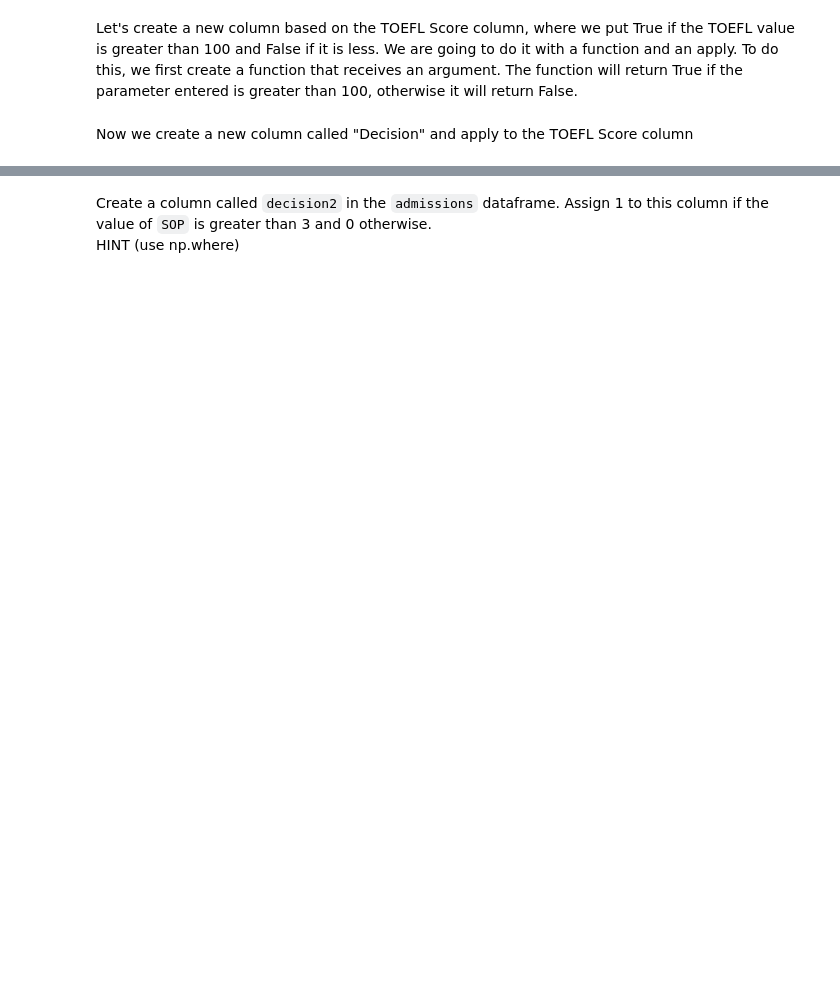
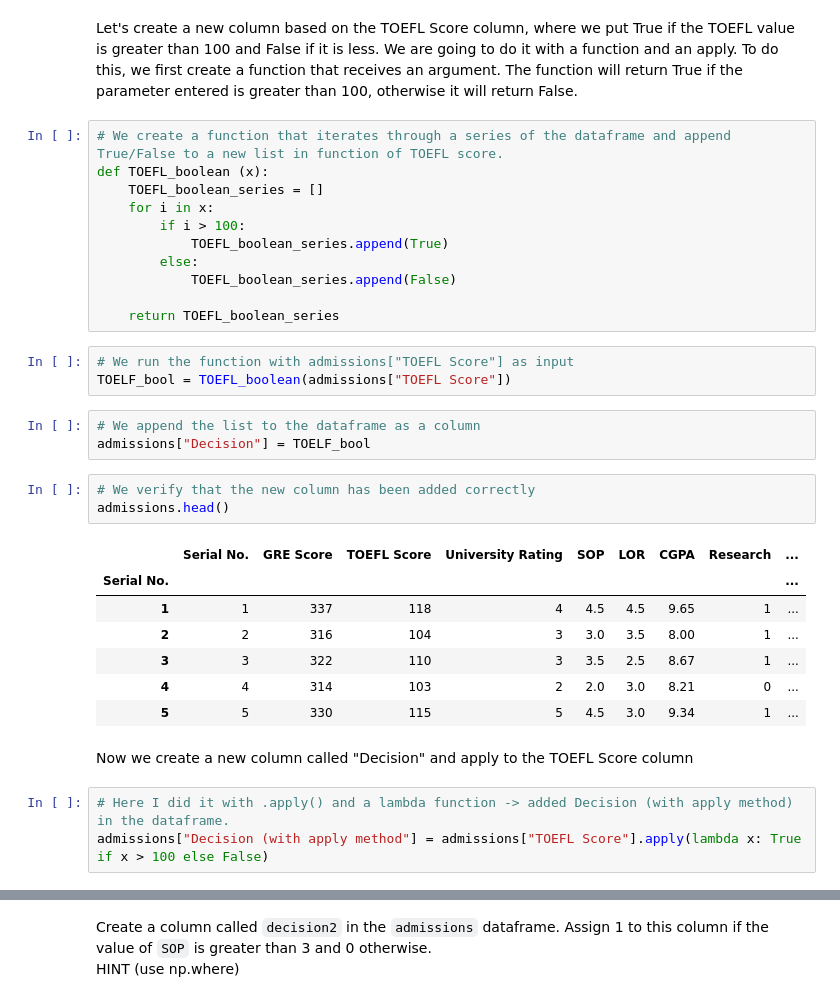
Before and after one commit to Ironhack-data-bcn-january-2023/lab-pandas, a Jupyter notebook: your-code/pandas_1.ipynb, the cells around one changed output, grey strips where cells are left out. Drawn from its saved outputs; the diff is of its cells as text; blank space fills up the shorter version.

```diff
--- a/your-code/pandas_1.ipynb
+++ b/your-code/pandas_1.ipynb
@@ -93,5 +270,36 @@ Turns out that `GRE Score` and `CGPA` also uniquely identify the data. Show this
 # %% [markdown]
 Let's create a new column based on the TOEFL Score column, where we put True if the TOEFL value is greater than 100 and False if it is less. We are going to do it with a function and an apply.
 To do this, we first create a function that receives an argument. The function will return True if the parameter entered is greater than 100, otherwise it will return False.
+# %%
+# We create a function that iterates through a series of the dataframe and append True/False to a new list in function of TOEFL score.
+def TOEFL_boolean (x):
+    TOEFL_boolean_series = []
+    for i in x:
+        if i > 100:
+            TOEFL_boolean_series.append(True)
+        else:
+            TOEFL_boolean_series.append(False)
+
+    return TOEFL_boolean_series
+# %%
+# We run the function with admissions["TOEFL Score"] as input
+TOELF_bool = TOEFL_boolean(admissions["TOEFL Score"])
+# %%
+# We append the list to the dataframe as a column
+admissions["Decision"] = TOELF_bool
+# %%
+# We verify that the new column has been added correctly
+admissions.head()
+# %% [output]
+|  | Serial No. | GRE Score | TOEFL Score | University Rating | SOP | LOR | CGPA | Research | ... |
+| Serial No. |  |  |  |  |  |  |  |  | ... |
+| 1 | 1 | 337 | 118 | 4 | 4.5 | 4.5 | 9.65 | 1 | ... |
+| 2 | 2 | 316 | 104 | 3 | 3.0 | 3.5 | 8.00 | 1 | ... |
+| 3 | 3 | 322 | 110 | 3 | 3.5 | 2.5 | 8.67 | 1 | ... |
+| 4 | 4 | 314 | 103 | 2 | 2.0 | 3.0 | 8.21 | 0 | ... |
+| 5 | 5 | 330 | 115 | 5 | 4.5 | 3.0 | 9.34 | 1 | ... |
 # %% [markdown]
 Now we create a new column called "Decision" and apply to the TOEFL Score column
+# %%
+# Here I did it with .apply() and a lambda function -> added Decision (with apply method) in the dataframe.
+admissions["Decision (with apply method"] = admissions["TOEFL Score"].apply(lambda x: True if x > 100 else False)
```
Also changed, not shown: parts of 27 cells of this notebook.
